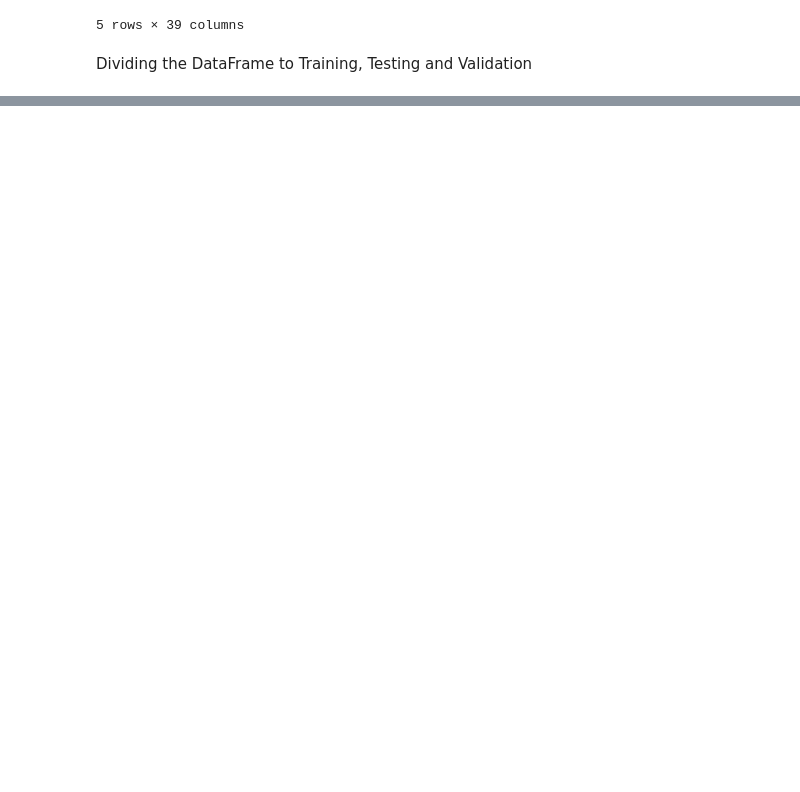
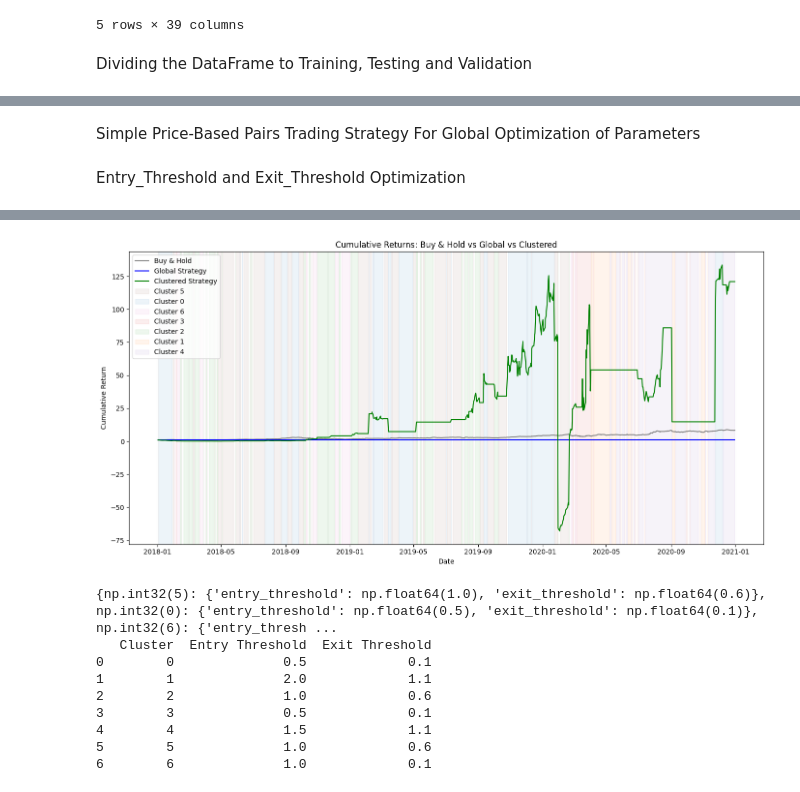
Before and after one commit to NaorSaati/AlgoTradingDS, a Jupyter notebook: Project.ipynb, the cells around one changed output, grey strips where cells are left out. Drawn from its saved outputs; the diff is of its cells as text; code cells hidden in the pictures; blank space fills up the shorter version.

```diff
--- a/Project.ipynb
+++ b/Project.ipynb
@@ -131,0 +155,7 @@ validation_df = merged_df[(merged_df.index >= '2023-01-01') & (merged_df.index <
+# %%
+k = 7
+kmeans = KMeans(n_clusters=k, random_state=42, n_init='auto')
+clusters = kmeans.fit_predict(train_df)
+train_df['cluster'] = clusters
+
+display(train_df['cluster'])
@@ -131,0 +182,7 @@ validation_df = merged_df[(merged_df.index >= '2023-01-01') & (merged_df.index <
+# %%
+amd_nvda_df = pd.read_csv("Data/AmdNvda.csv")
+if 'date' in amd_nvda_df.columns:
+    amd_nvda_df['date'] = pd.to_datetime(amd_nvda_df['date'])
+    amd_nvda_df.set_index('date', inplace=True)
+work_df = pd.merge(amd_nvda_df, train_df['cluster'], left_index=True, right_index=True, how='inner')
+work_df.head()
@@ -131,0 +208,2 @@ validation_df = merged_df[(merged_df.index >= '2023-01-01') & (merged_df.index <
+# %% [markdown]
+Simple Price-Based Pairs Trading Strategy For Global Optimization of Parameters
@@ -131,0 +415,54 @@ validation_df = merged_df[(merged_df.index >= '2023-01-01') & (merged_df.index <
+# %% [markdown]
+Entry_Threshold and Exit_Threshold Optimization
+# %%
+param_grid = [
+    {'entry_threshold': e, 'exit_threshold': x}
+    for e in np.arange(0.5, 2.1, 0.5)
+    for x in np.arange(0.1, 1.5, 0.5)
+    if x < e
+]
+
+# Step 1 – General Optimization
+global_params = optimize_parameters(
+    work_df,
+    strategy_func=generic_strategy,
+    param_grid=param_grid,
+    metric_func=total_return
+)
+work_df = generic_strategy(work_df, global_params)
+work_df['return_all'] = work_df['strategy_return']
+
+# Step 2 – Optimization by clusters
+cluster_params = optimize_by_cluster(
+    work_df,
+    strategy_func=generic_strategy,
+    param_grid=param_grid,
+    metric_func=total_return,
+    cluster_col='cluster',
+    return_col='strategy_return'
+)
+work_df = run_strategy_with_clusters(
+    work_df,
+    strategy_func=generic_strategy,
+    cluster_params=cluster_params,
+    return_col='strategy_return',
+    cluster_col='cluster'
+)
+
+# Step 3 – Comparison graph
+summary_df, cluster_df = analyze_and_plot(
+    df=work_df,
+    cluster_params=cluster_params,
+    global_params=global_params,
+    return_col_clustered='strategy_return',
+    return_col_all='return_all',
+    price_col='Close_AMD',
+    cluster_col='cluster'
+)
+
+
+print(cluster_params)
+cluster_params_df = get_cluster_params_df(cluster_params)
+
+print(cluster_params_df)
+# %% [output]
@@ -131,0 +484,10 @@ validation_df = merged_df[(merged_df.index >= '2023-01-01') & (merged_df.index <
+[figure, added]
+{np.int32(5): {'entry_threshold': np.float64(1.0), 'exit_threshold': np.float64(0.6)}, np.int32(0): {'entry_threshold': np.float64(0.5), 'exit_threshold': np.float64(0.1)}, np.int32(6): {'entry_thresh ...
+   Cluster  Entry Threshold  Exit Threshold
+0        0              0.5             0.1
+1        1              2.0             1.1
+2        2              1.0             0.6
+3        3              0.5             0.1
+4        4              1.5             1.1
+5        5              1.0             0.6
+6        6              1.0             0.1
```
Also changed, not shown: parts of 11 cells of this notebook, 1 other file.
